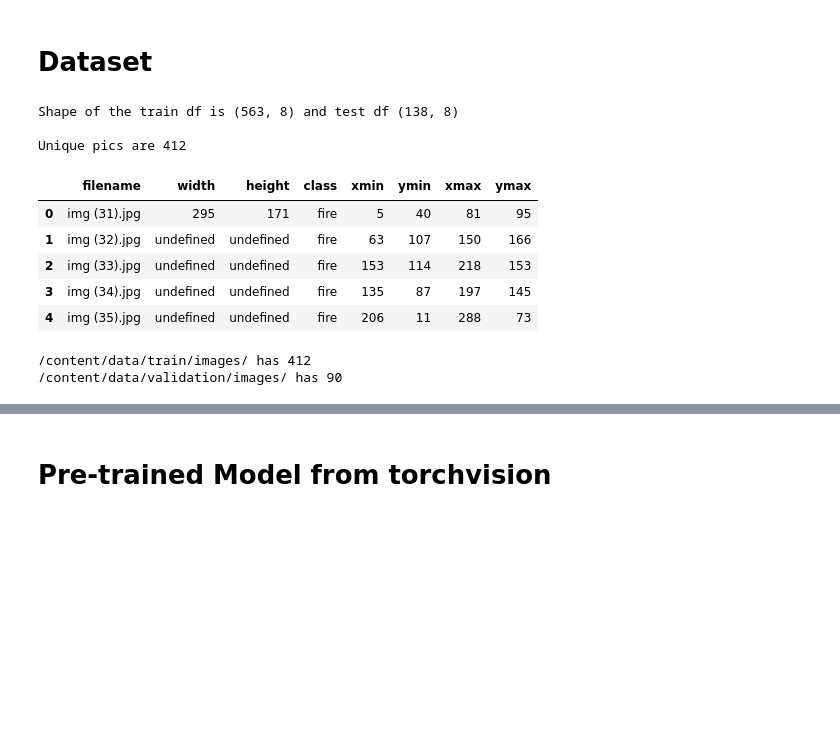
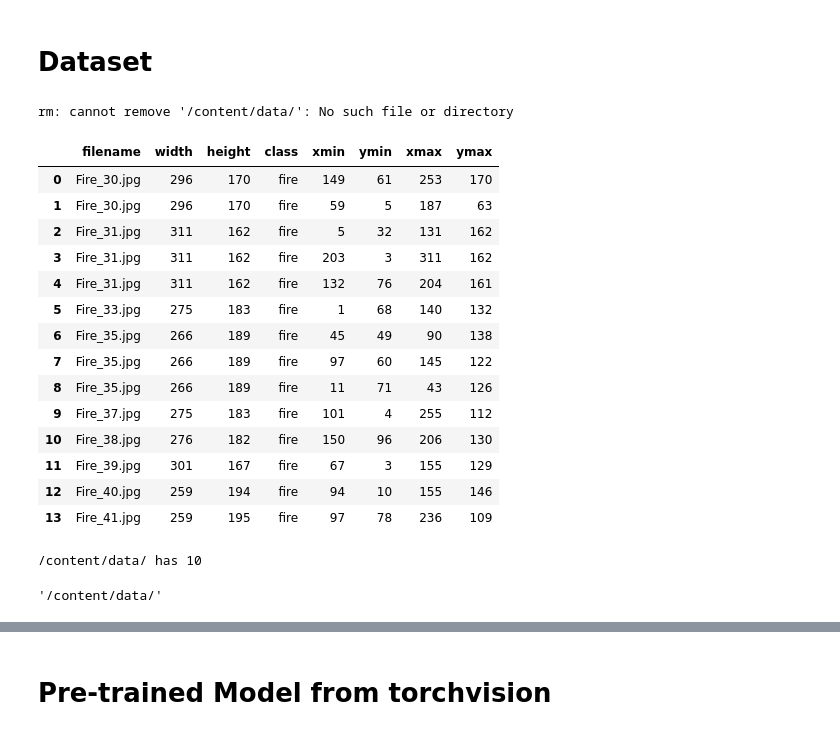
Before and after one commit to khanma1962/Fire_Detection_Fast_RCNN, a Jupyter notebook: Fire_Detection.ipynb, the cells around one changed output, grey strips where cells are left out. Cells and saved outputs as stored; diff of their text form; code cells hidden in the pictures; blank space fills up the shorter version.

```diff
--- a/Fire_Detection.ipynb
+++ b/Fire_Detection.ipynb
@@ -66,26 +69,21 @@ Connected to CPU
 # Dataset
 # %%
 # copy google drive files to colab directories
+
+!rm -r /content/data/
 !cp -r /content/drive/MyDrive/Data_Science/projects/Fire_Detection_System/data/ .
 
-train_dir = '/content/data/train/images/'
-test_dir  = '/content/data/validation/images/'
+train_dir = '/content/data/'
+# test_dir  = '/content/data/validation/images/'
+# %% [output]
+rm: cannot remove '/content/data/': No such file or directory
 # %%
 #read the .csv box with bounding box details
 
-train_df = pd.read_csv('/content/data/train/myvisionai-7-18-2021.csv')
-test_df  = pd.read_csv('/content/data/validation/myvisionai-7-18-2021.csv')
-print(f'Shape of the train df is {train_df.shape} and test df {test_df.shape}\n')
-num_pic = len(train_df['filename'].unique())
-print(f'Unique pics are {num_pic}\n')
-train_df.head()
+train_df = pd.read_csv('/content/drive/MyDrive/Data_Science/projects/Fire_Detection_System/myvisionai_7_20_21.csv')
+
+# test_df  = pd.read_csv('/content/data/validation/myvisionai-7-18-2021.csv')
+# print(f'Shape of the train df is {train_df.shape} and test df 8\n')
+# num_pic = len(train_df['filename'].unique())
+# print(f'Unique pics are {num_pic}\n')
+# train_df.head()
-# %% [output]
-Shape of the train df is (563, 8) and test df (138, 8)
-
-Unique pics are 412
-|  | filename | width | height | class | xmin | ymin | xmax | ymax |
-| 0 | img (31).jpg | 295 | 171 | fire | 5 | 40 | 81 | 95 |
-| 1 | img (32).jpg | undefined | undefined | fire | 63 | 107 | 150 | 166 |
-| 2 | img (33).jpg | undefined | undefined | fire | 153 | 114 | 218 | 153 |
-| 3 | img (34).jpg | undefined | undefined | fire | 135 | 87 | 197 | 145 |
-| 4 | img (35).jpg | undefined | undefined | fire | 206 | 11 | 288 | 73 |
@@ -95,11 +90,32 @@ Unique pics are 412
+# %%
+train_df
+# %% [output]
+|  | filename | width | height | class | xmin | ymin | xmax | ymax |
+| 0 | Fire_30.jpg | 296 | 170 | fire | 149 | 61 | 253 | 170 |
+| 1 | Fire_30.jpg | 296 | 170 | fire | 59 | 5 | 187 | 63 |
+| 2 | Fire_31.jpg | 311 | 162 | fire | 5 | 32 | 131 | 162 |
+| 3 | Fire_31.jpg | 311 | 162 | fire | 203 | 3 | 311 | 162 |
+| 4 | Fire_31.jpg | 311 | 162 | fire | 132 | 76 | 204 | 161 |
+| 5 | Fire_33.jpg | 275 | 183 | fire | 1 | 68 | 140 | 132 |
+| 6 | Fire_35.jpg | 266 | 189 | fire | 45 | 49 | 90 | 138 |
+| 7 | Fire_35.jpg | 266 | 189 | fire | 97 | 60 | 145 | 122 |
+| 8 | Fire_35.jpg | 266 | 189 | fire | 11 | 71 | 43 | 126 |
+| 9 | Fire_37.jpg | 275 | 183 | fire | 101 | 4 | 255 | 112 |
+| 10 | Fire_38.jpg | 276 | 182 | fire | 150 | 96 | 206 | 130 |
+| 11 | Fire_39.jpg | 301 | 167 | fire | 67 | 3 | 155 | 129 |
+| 12 | Fire_40.jpg | 259 | 194 | fire | 94 | 10 | 155 | 146 |
+| 13 | Fire_41.jpg | 259 | 195 | fire | 97 | 78 | 236 | 109 |
 # %%
 # checking number of files in train and test
 for path, dir, fils in os.walk(train_dir):
     print(f'{path} has {len(os.listdir(path))}')
 
-for path, dir, fils in os.walk(test_dir):
-    print(f'{path} has {len(os.listdir(path))}')
-# len(os.listdir(test_dir))
+# for path, dir, fils in os.walk(test_dir):
+#     print(f'{path} has {len(os.listdir(path))}')
+# # len(os.listdir(test_dir))
 # %% [output]
-/content/data/train/images/ has 412
-/content/data/validation/images/ has 90
+/content/data/ has 10
+# %%
+train_dir
+# %% [output]
+'/content/data/'
```
Also changed, not shown: parts of 17 cells of this notebook.
